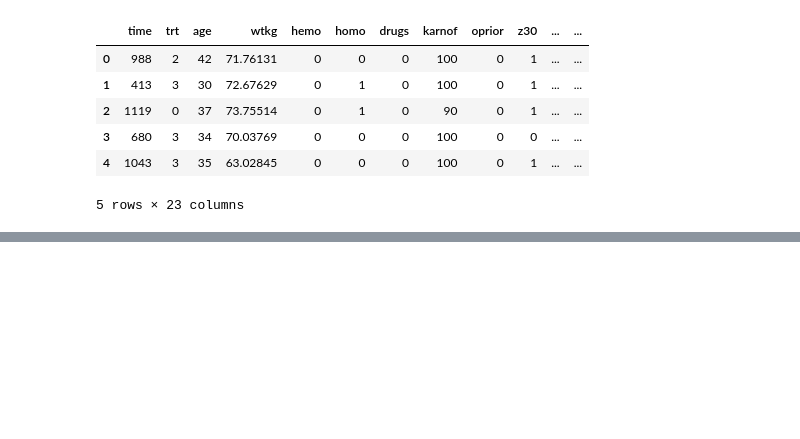
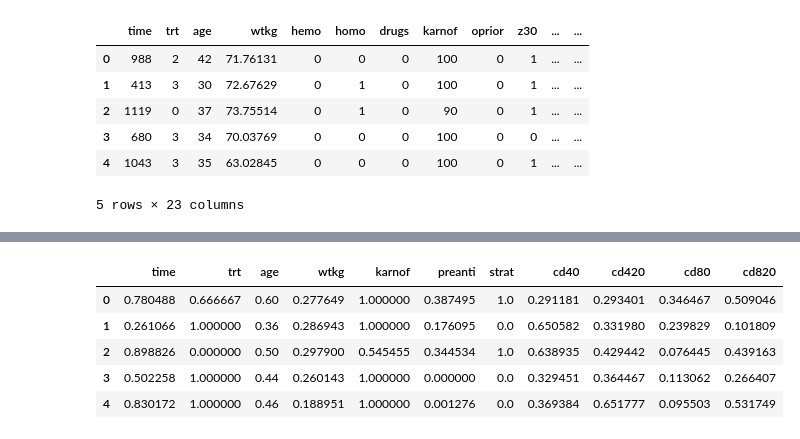
Before and after one commit to LucaTomei93/AIDS_VirusInfectionPrediction, a Jupyter notebook: main.ipynb, the cells around one changed output, grey strips where cells are left out. Cells and saved outputs as stored; diff of their text form; code cells hidden in the pictures; blank space fills up the shorter version.

```diff
--- a/main.ipynb
+++ b/main.ipynb
@@ -146,0 +163,13 @@ infected -0.021557  1.000000
+# %%
+X_num = X[numeric_columns]
+num_not_dummy_cols = X_num.columns[X_num.nunique() > 2]
+X_num = X_num[num_not_dummy_cols]
+normalized_df=(X_num-X_num.min())/(X_num.max()-X_num.min())
+normalized_df.head()
+# %% [output]
+|  | time | trt | age | wtkg | karnof | preanti | strat | cd40 | cd420 | cd80 | cd820 |
+| 0 | 0.780488 | 0.666667 | 0.60 | 0.277649 | 1.000000 | 0.387495 | 1.0 | 0.291181 | 0.293401 | 0.346467 | 0.509046 |
+| 1 | 0.261066 | 1.000000 | 0.36 | 0.286943 | 1.000000 | 0.176095 | 0.0 | 0.650582 | 0.331980 | 0.239829 | 0.101809 |
+| 2 | 0.898826 | 0.000000 | 0.50 | 0.297900 | 0.545455 | 0.344534 | 1.0 | 0.638935 | 0.429442 | 0.076445 | 0.439163 |
+| 3 | 0.502258 | 1.000000 | 0.44 | 0.260143 | 1.000000 | 0.000000 | 0.0 | 0.329451 | 0.364467 | 0.113062 | 0.266407 |
+| 4 | 0.830172 | 1.000000 | 0.46 | 0.188951 | 1.000000 | 0.001276 | 0.0 | 0.369384 | 0.651777 | 0.095503 | 0.531749 |
```
Also changed, not shown: parts of 6 cells of this notebook.
